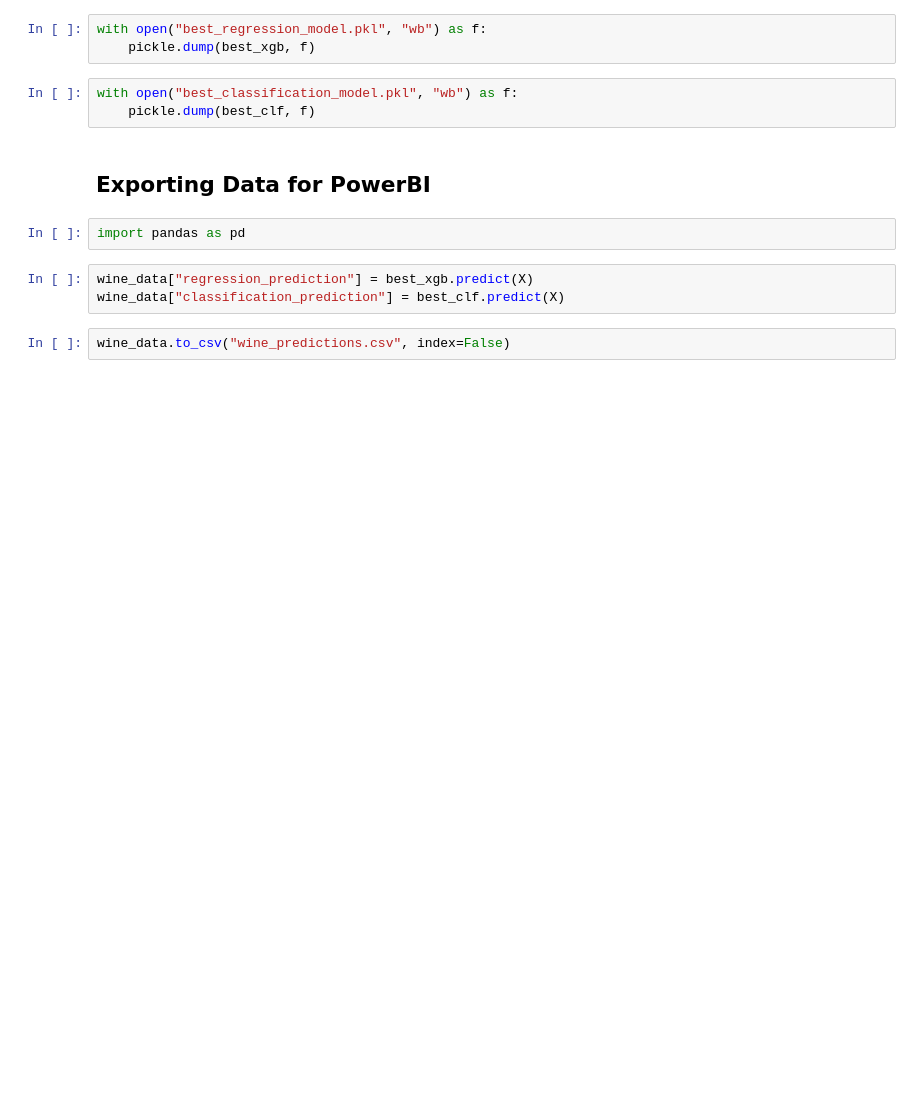
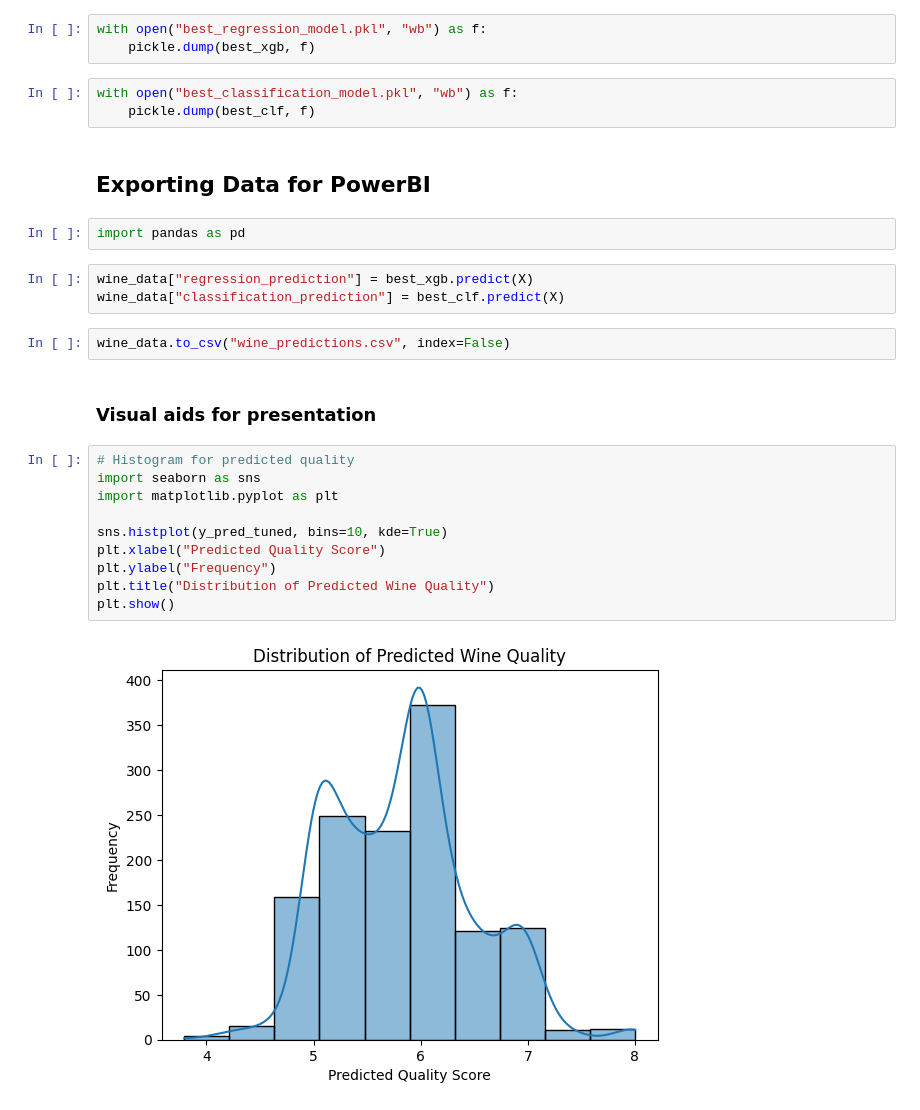
Before and after one commit to Jiya-Patel-JP/Wine-Quality-Prediction, a Jupyter notebook: winequalityprediction.ipynb, the cells around one changed output. Cells and saved outputs as stored; diff of their text form; blank space fills up the shorter version.

```diff
--- a/winequalityprediction.ipynb
+++ b/winequalityprediction.ipynb
@@ -302,3 +319,17 @@ wine_data["regression_prediction"] = best_xgb.predict(X)
 wine_data["classification_prediction"] = best_clf.predict(X)
 # %%
 wine_data.to_csv("wine_predictions.csv", index=False)
+# %% [markdown]
+### Visual aids for presentation
+# %%
+# Histogram for predicted quality
+import seaborn as sns
+import matplotlib.pyplot as plt
+
+sns.histplot(y_pred_tuned, bins=10, kde=True)
+plt.xlabel("Predicted Quality Score")
+plt.ylabel("Frequency")
+plt.title("Distribution of Predicted Wine Quality")
+plt.show()
+# %% [output]
+[figure, added]
```
Also changed, not shown: parts of 25 cells of this notebook.
